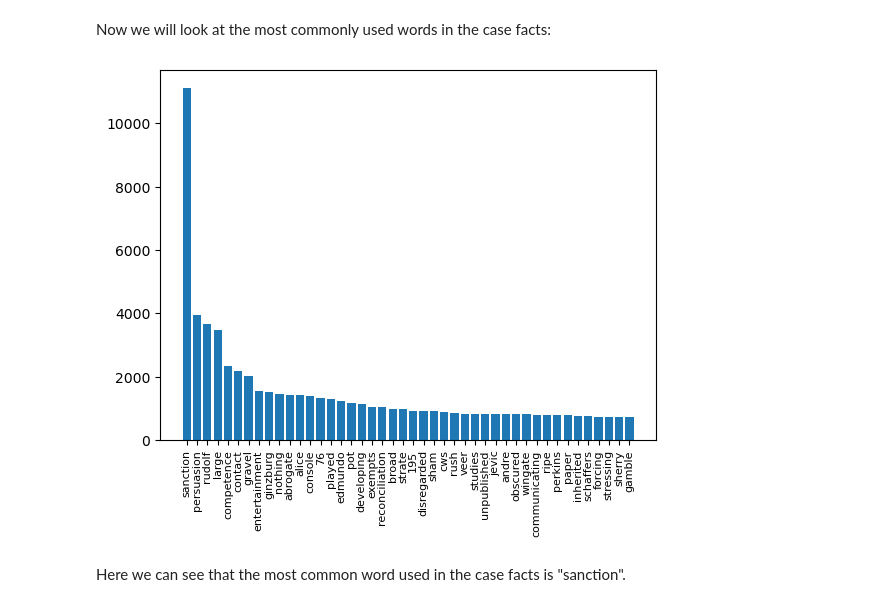
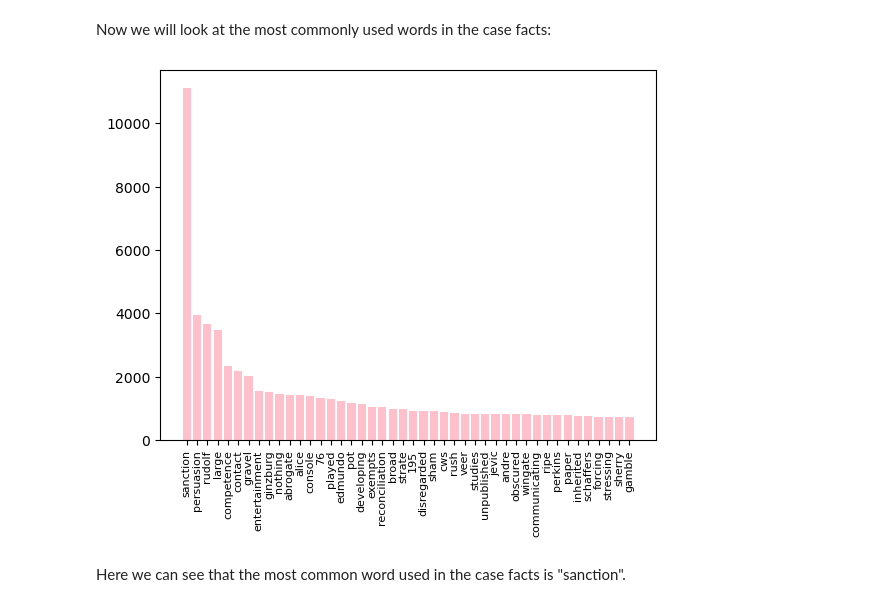
Before and after one commit to brandonowens24/Supreme_Court_Decisions, a Jupyter notebook: Notebook.ipynb, the cells around one changed output. Cells and saved outputs as stored; diff of their text form; code cells hidden in the pictures.

Commit message:
graph to pink!

```diff
--- a/Notebook.ipynb
+++ b/Notebook.ipynb
@@ -422,12 +422,12 @@ Now we will look at the most commonly used words in the case facts:
 # %%
 sums = counts_df.sum()
 sums.sort_values(ascending=False, inplace=True)
 
 fig, ax = plt.subplots()
-ax.bar(sums.index[sums > 700],sums[sums >700])
+ax.bar(sums.index[sums > 700],sums[sums >700], color="pink")
 ax.xaxis.set_tick_params(rotation=90, labelsize = 8)
 # %% [output]
-[figure, old version]
+[figure, new version]
 # %% [markdown]
 Here we can see that the most common word used in the case facts is "sanction".
 # %% [markdown]
```
